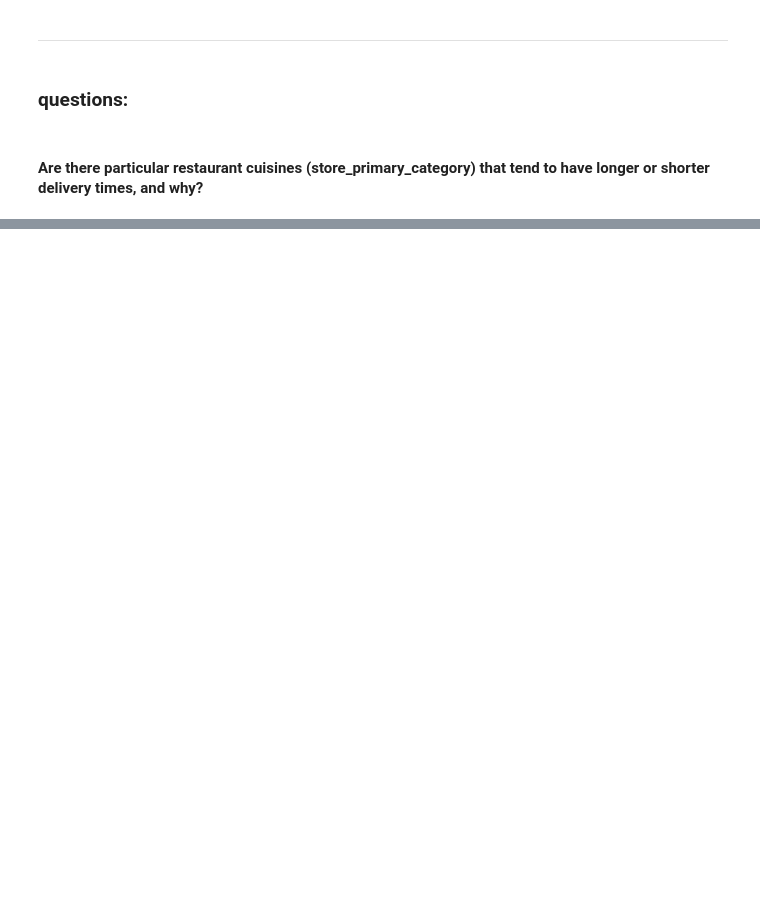
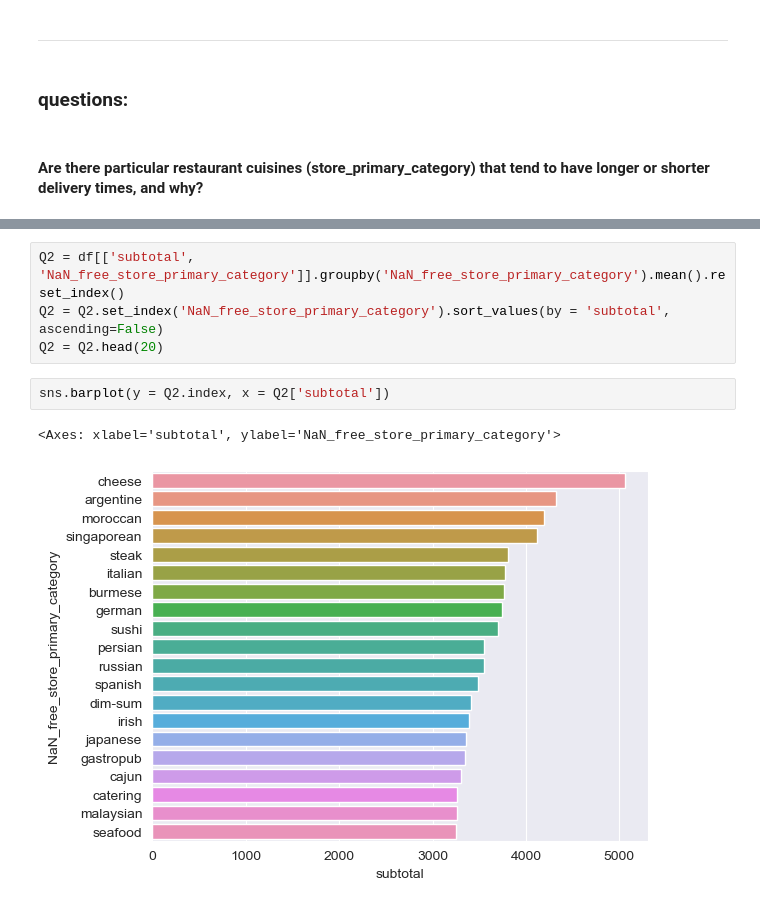
Before and after one commit to Senayitalazarb/DeliveryPredictionModel, a Jupyter notebook: Door_dash.ipynb, the cells around one changed output, grey strips where cells are left out. Cells and saved outputs as stored; diff of their text form; blank space fills up the shorter version.

```diff
--- a/Door_dash.ipynb
+++ b/Door_dash.ipynb
@@ -842,0 +915,9 @@ plt.show()
+# %%
+Q2 = df[['subtotal', 'NaN_free_store_primary_category']].groupby('NaN_free_store_primary_category').mean().reset_index()
+Q2 = Q2.set_index('NaN_free_store_primary_category').sort_values(by = 'subtotal', ascending=False)
+Q2 = Q2.head(20)
+# %%
+sns.barplot(y = Q2.index, x = Q2['subtotal'])
+# %% [output]
+<Axes: xlabel='subtotal', ylabel='NaN_free_store_primary_category'>
+[figure, added]
```
Also changed, not shown: parts of 24 cells of this notebook.
